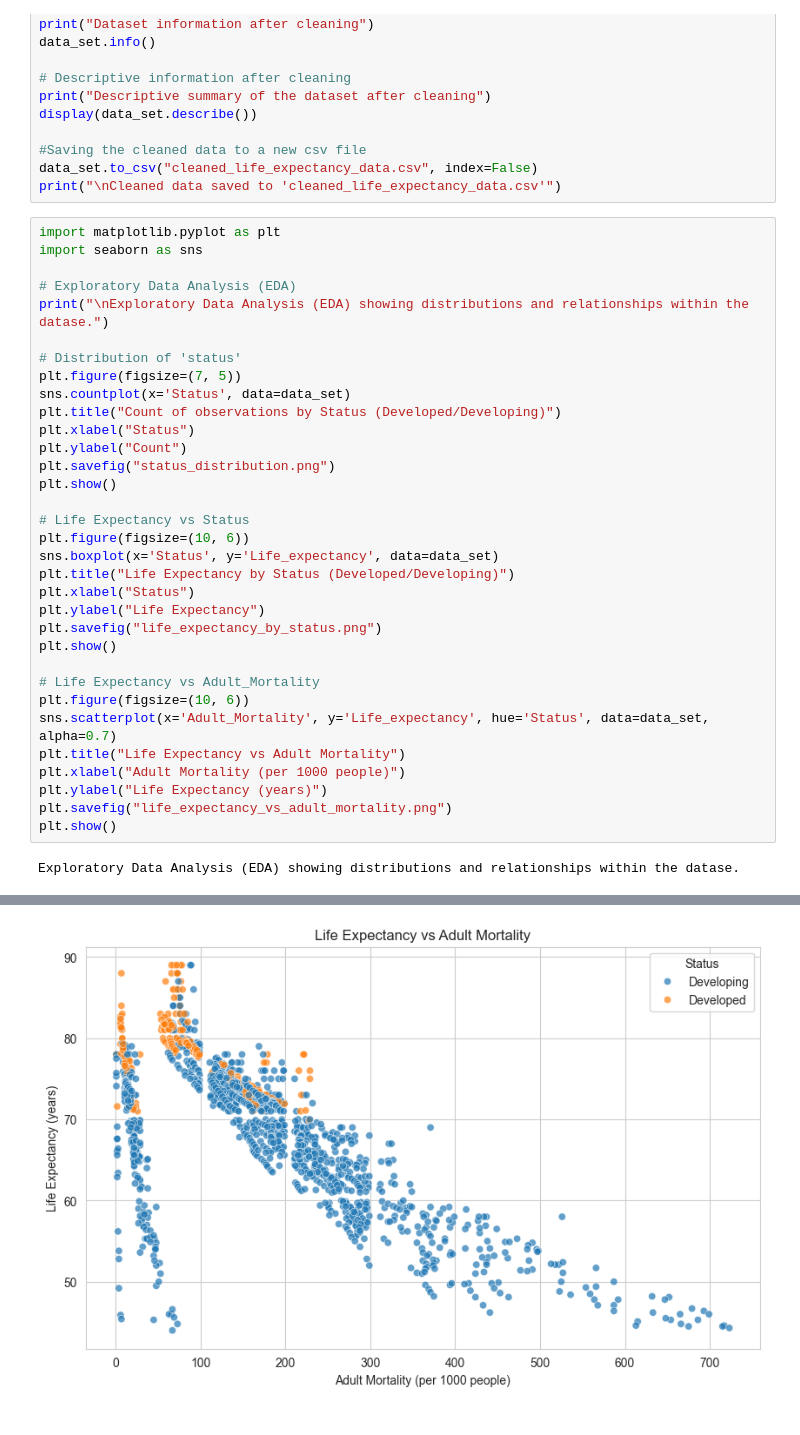
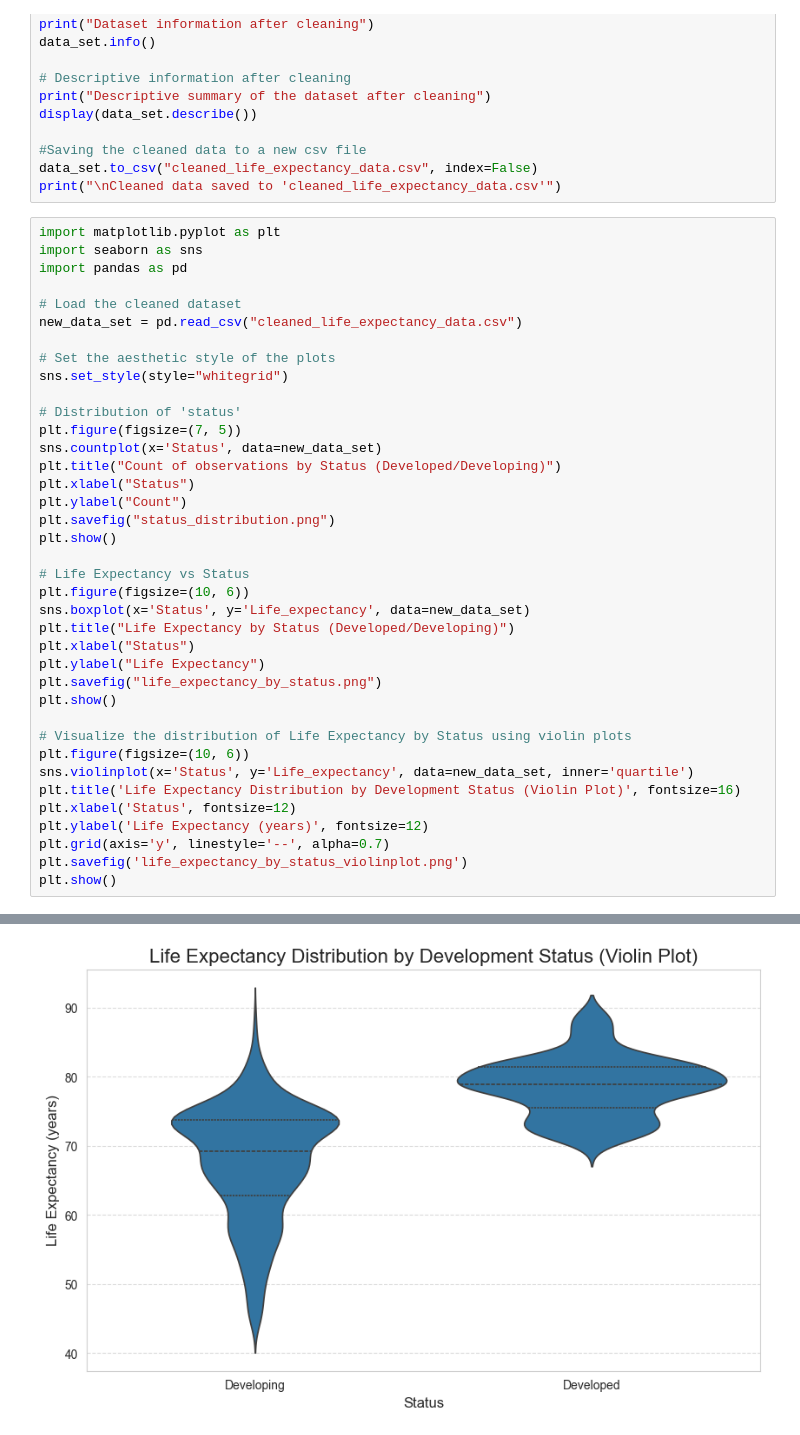
Before and after one commit to NamatovuChristineMaria123/Group-A-Day-Life-Expectancy-Recess-Project, a Jupyter notebook: data_cleaning.Ipynb, the cells around one changed output, grey strips where cells are left out. Drawn from its saved outputs; the diff is of its cells as text.

```diff
--- a/data_cleaning.Ipynb
+++ b/data_cleaning.Ipynb
@@ -31,38 +31,42 @@ print("\nCleaned data saved to 'cleaned_life_expectancy_data.csv'")
 # %%
 import matplotlib.pyplot as plt
 import seaborn as sns
+import pandas as pd
 
-# Exploratory Data Analysis (EDA)
-print("\nExploratory Data Analysis (EDA) showing distributions and relationships within the datase.")
+# Load the cleaned dataset
+new_data_set = pd.read_csv("cleaned_life_expectancy_data.csv")
+
+# Set the aesthetic style of the plots
+sns.set_style(style="whitegrid")
 
 # Distribution of 'status'
 plt.figure(figsize=(7, 5))
-sns.countplot(x='Status', data=data_set)
+sns.countplot(x='Status', data=new_data_set)
 plt.title("Count of observations by Status (Developed/Developing)")
 plt.xlabel("Status")
 plt.ylabel("Count")
 plt.savefig("status_distribution.png")
 plt.show()
 
 # Life Expectancy vs Status
 plt.figure(figsize=(10, 6))
-sns.boxplot(x='Status', y='Life_expectancy', data=data_set)
+sns.boxplot(x='Status', y='Life_expectancy', data=new_data_set)
 plt.title("Life Expectancy by Status (Developed/Developing)")
 plt.xlabel("Status")
 plt.ylabel("Life Expectancy")
 plt.savefig("life_expectancy_by_status.png")
 plt.show()
 
-# Life Expectancy vs Adult_Mortality
+# Visualize the distribution of Life Expectancy by Status using violin plots
 plt.figure(figsize=(10, 6))
-sns.scatterplot(x='Adult_Mortality', y='Life_expectancy', hue='Status', data=data_set, alpha=0.7)
-plt.title("Life Expectancy vs Adult Mortality")
-plt.xlabel("Adult Mortality (per 1000 people)")
-plt.ylabel("Life Expectancy (years)")
-plt.savefig("life_expectancy_vs_adult_mortality.png")
+sns.violinplot(x='Status', y='Life_expectancy', data=new_data_set, inner='quartile')
+plt.title('Life Expectancy Distribution by Development Status (Violin Plot)', fontsize=16)
+plt.xlabel('Status', fontsize=12)
+plt.ylabel('Life Expectancy (years)', fontsize=12)
+plt.grid(axis='y', linestyle='--', alpha=0.7)
+plt.savefig('life_expectancy_by_status_violinplot.png')
 plt.show()
 # %% [output]
-Exploratory Data Analysis (EDA) showing distributions and relationships within the datase.
 [figure]
 [figure]
-[figure, old version]
+[figure, new version]
```
Also changed, not shown: parts of 3 cells of this notebook, 7 other files.
